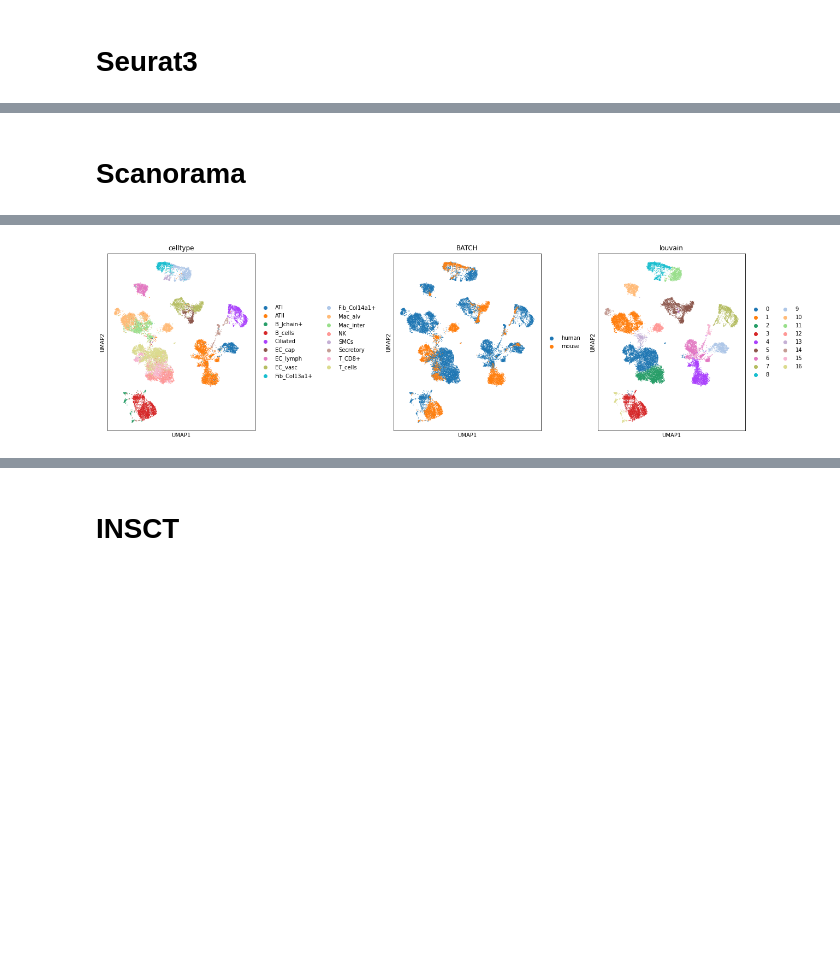
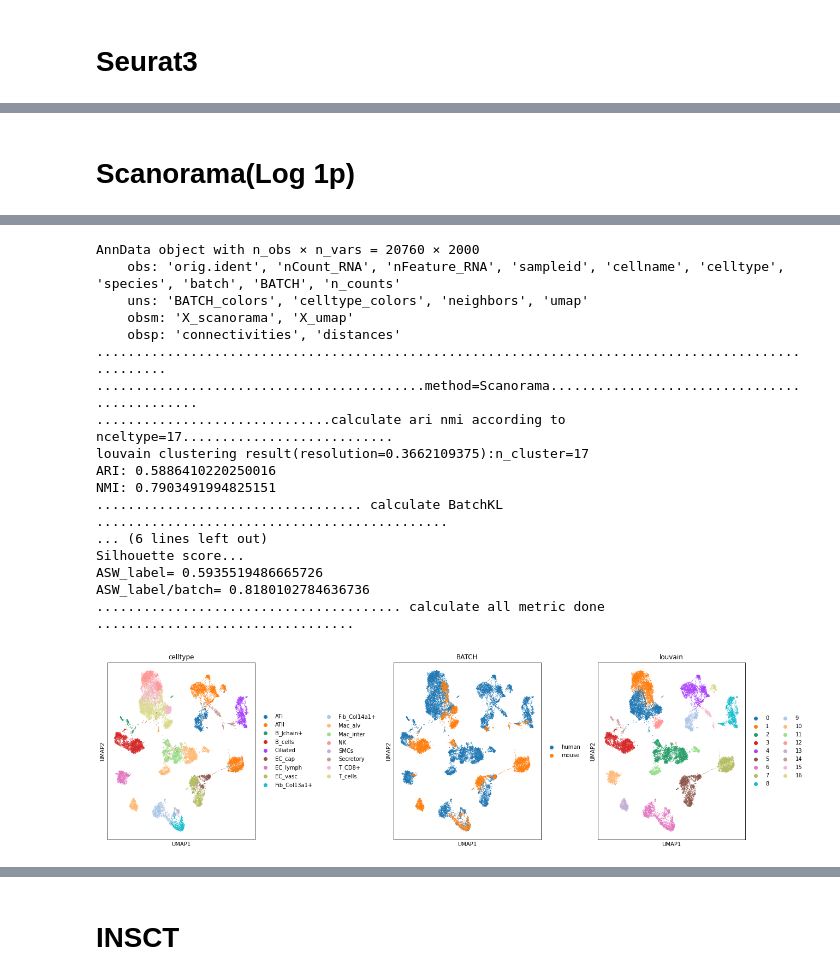
Before and after one commit to eleozzr/scDML_reproduce, a Jupyter notebook: Method_evaluation/Lung_two_species_evaluation.ipynb, the cells around one changed output, grey strips where cells are left out. Cells and saved outputs as stored; diff of their text form; code cells hidden in the pictures; blank space fills up the shorter version.

Commit message:
Lung_two_species

```diff
--- a/Method_evaluation/Lung_two_species_evaluation.ipynb
+++ b/Method_evaluation/Lung_two_species_evaluation.ipynb
@@ -26,0 +28,6 @@ os.chdir("/DATA2/zhangjingxiao/yxk/scDML_project/evaluation/")
+# %%
+method="Raw"
+if(os.path.exists(read_dir+method+"/"+dataset+"_"+method+"_raw.h5ad")):
+    print("evaluation file exists,dont't need rerun")
+    adata_evaluated=sc.read(save_dir+method+"/"+dataset+"_"+method+"_raw.h5ad")
+    sc.pl.umap(adata_evaluated,color=["celltype","BATCH"])
@@ -315,30 +341,40 @@ iLISI              1.005
 # %% [markdown]
-# Scanorama
+# Scanorama(Log 1p)
 # %%
 ###################################################################
 method="Scanorama"
-args_integrated=read_dir+method+"/"+dataset+"_"+method+"_corrected.h5ad"
-adata_integrated=sc.read_h5ad(args_integrated)
-print(adata_integrated)
-#print("================================Visulizing the embedding data================================")
-sc.tl.pca(adata_integrated)
-# sc.pp.neighbors(adata_integrated)
-# sc.tl.umap(adata_integrated)
-# sc.pl.umap(adata_integrated,color=["BATCH","celltype"])#
+if(os.path.exists(save_dir+method+"/"+dataset+"_"+method+"_evaluation.csv")):
+    print("evaluation file exists,dont't need rerun")
+    adata_evaluated=sc.read(save_dir+method+"/"+dataset+"_"+method+"_evaluated.h5ad")
+    sc.pl.umap(adata_evaluated,color=["celltype","BATCH","louvain"])
+    Scanorama_eva=pd.read_csv(save_dir+method+"/"+dataset+"_"+method+"_evaluation.csv",index_col=0)
+    print(Scanorama_eva)
+else:
+    args_integrated=read_dir+method+"/"+dataset+"_"+method+"_corrected.h5ad"
+    adata_integrated=sc.read_h5ad(args_integrated)
+    print(adata_integrated)
+    #print("================================Visulizing the embedding data================================")
+#     sc.tl.pca(adata_integrated)
+#     sc.pp.neighbors(adata_integrated)
+#     sc.tl.umap(adata_integrated)
+#     sc.pl.umap(adata_integrated,color=["BATCH","celltype"])#
 
-adata_integrated.obsm["X_emb"]=adata_integrated.obsm["X_pca"].copy()
+    adata_scanorama=sc.AnnData(adata_integrated.obsm["X_scanorama"])
+    adata_scanorama.obs=adata_integrated.obs.copy()
+    adata_integrated=adata_scanorama.copy() #
+    adata_integrated.obsm["X_emb"]=adata_integrated.X.copy()
 
-adata_integrated,scanorama_eva=evaluate_dataset(adata_integrated,method=method,n_celltype=ncelltype)
+    adata_integrated,Scanorama_eva=evaluate_dataset(adata_integrated,method=method,n_celltype=ncelltype)
 
-fig, axs = plt.subplots(1, 3, figsize=(18,5),constrained_layout=True)
-sc.pl.umap(adata_integrated, color="celltype", title="celltype", ax=axs[0], show=False)#
-sc.pl.umap(adata_integrated, color="BATCH", title="BATCH", ax=axs[1], show=False)##
-sc.pl.umap(adata_integrated, color="louvain", title="louvain", ax=axs[2], show=False)##
-plt.savefig(read_dir+method+"/"+dataset+"_"+method+"_scanpy_vis.png")
+    fig, axs = plt.subplots(1, 3, figsize=(18,5),constrained_layout=True)
+    sc.pl.umap(adata_integrated, color="celltype", title="celltype", ax=axs[0], show=False)#
+    sc.pl.umap(adata_integrated, color="BATCH", title="BATCH", ax=axs[1], show=False)##
+    sc.pl.umap(adata_integrated, color="louvain", title="louvain", ax=axs[2], show=False)##
+    plt.savefig(read_dir+method+"/"+dataset+"_"+method+"_scanpy_vis.png")
 
-plt.show()
+    plt.show()
 
-scanorama_eva.to_csv(save_dir+method+"/"+dataset+"_"+method+"_evaluation.csv")
-print(scanorama_eva)
-adata_integrated.write_h5ad(save_dir+method+"/"+dataset+"_"+method+"_evaluated.h5ad")
+    Scanorama_eva.to_csv(save_dir+method+"/"+dataset+"_"+method+"_evaluation.csv")
+    print(Scanorama_eva)
+    adata_integrated.write_h5ad(save_dir+method+"/"+dataset+"_"+method+"_evaluated.h5ad")
 # %% [output]
@@ -362 +383,18 @@ ASW_label/batch= 0.7783148864760997
+AnnData object with n_obs × n_vars = 20760 × 2000
+    obs: 'orig.ident', 'nCount_RNA', 'nFeature_RNA', 'sampleid', 'cellname', 'celltype', 'species', 'batch', 'BATCH', 'n_counts'
+    uns: 'BATCH_colors', 'celltype_colors', 'neighbors', 'umap'
+    obsm: 'X_scanorama', 'X_umap'
+    obsp: 'connectivities', 'distances'
+...................................................................................................
+..........................................method=Scanorama.............................................
+..............................calculate ari nmi according to nceltype=17...........................
+louvain clustering result(resolution=0.3662109375):n_cluster=17
+ARI: 0.5886410220250016
+NMI: 0.7903491994825151
+.................................. calculate BatchKL  .............................................
+... (6 lines left out)
+Silhouette score...
+ASW_label= 0.5935519486665726
+ASW_label/batch= 0.8180102784636736
+....................................... calculate all metric done .................................
-[figure, old version]
+[figure, new version]
```
Also changed, not shown: parts of 32 cells of this notebook, 2 other files.
